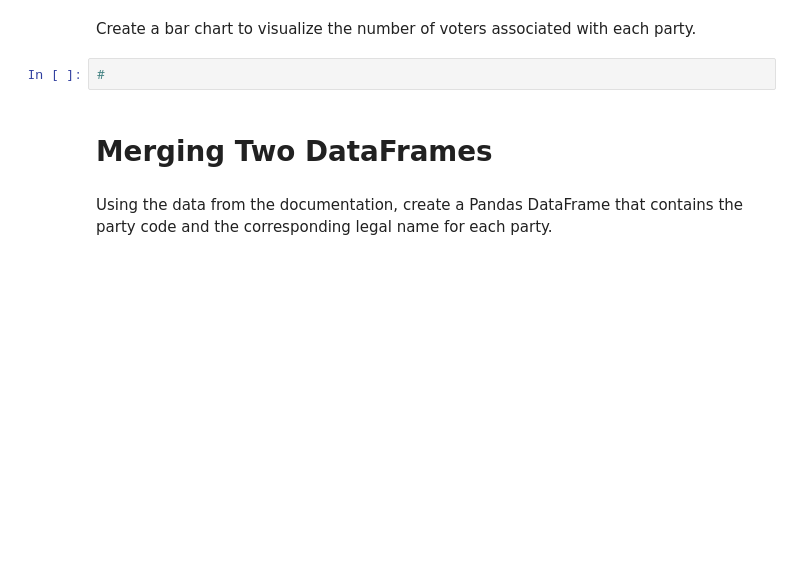
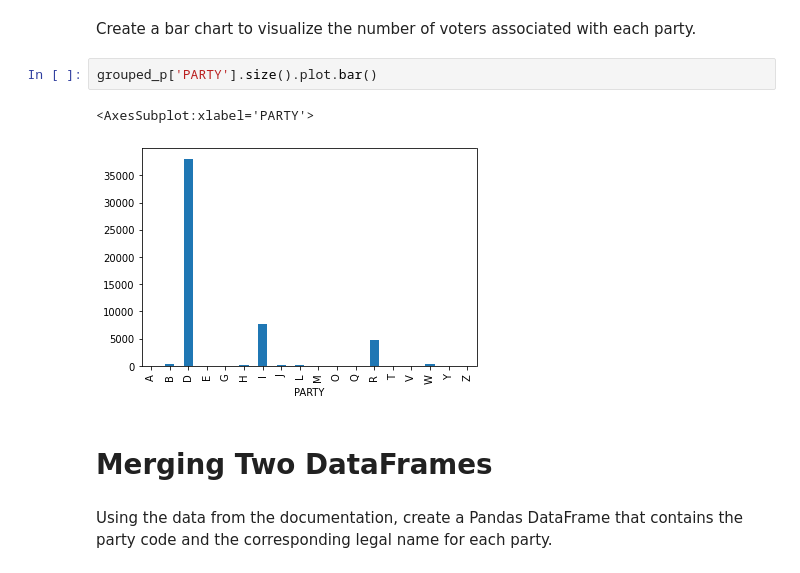
Before and after one commit to kbutalep/DataEngineering.Labs.RegisteredVotersFileWilmingtonDE, a Jupyter notebook: wilmington_de_registered_voters.ipynb, the cells around one changed output. Cells and saved outputs as stored; diff of their text form; blank space fills up the shorter version.

```diff
--- a/wilmington_de_registered_voters.ipynb
+++ b/wilmington_de_registered_voters.ipynb
@@ -135,7 +156,10 @@ Invoke the size method on the grouped_p object to find out how many items are as
 # %% [markdown]
 Create a bar chart to visualize the number of voters associated with each party.
-# %%
-#
+# %%
+grouped_p['PARTY'].size().plot.bar()
+# %% [output]
+<AxesSubplot:xlabel='PARTY'>
+[figure, added]
 # %% [markdown]
 # Merging Two DataFrames
 # %% [markdown]
```
Also changed, not shown: parts of 18 cells of this notebook.
